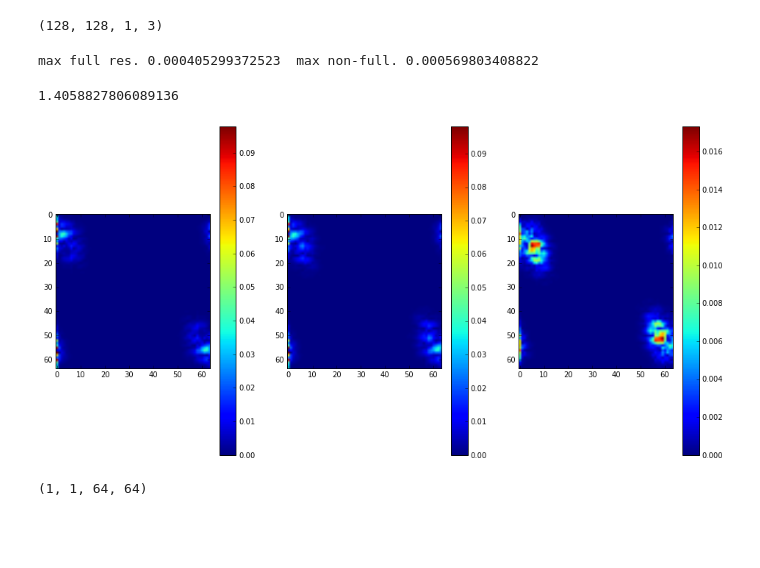
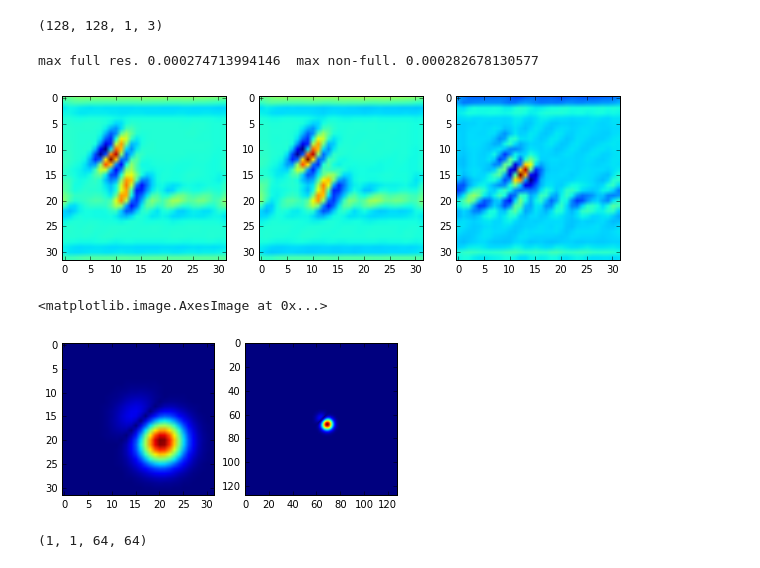
Before and after one commit to siraferradans/scattering, a Jupyter notebook: test_multiresolution_single_images.ipynb, the cells around one changed output. Cells and saved outputs as stored; diff of their text form; code cells hidden in the pictures; blank space fills up the shorter version.

```diff
--- a/test_multiresolution_single_images.ipynb
+++ b/test_multiresolution_single_images.ipynb
@@ -39,44 +41,57 @@ Iyuv.shape
 (128, 128, 1, 3)
 # %%
 #testing subsampling: subsampling(x) conv Psi_j^res=j ==? subsample(x conv Psi_j)
-from scattering.scattering.scattering import subsample
-from scattering.scattering.filter_bank import filter_bank_morlet2d, filterbank_to_multiresolutionfilterbank
+from scattering.scattering import subsample
+from scattering.filter_bank import filter_bank_morlet2d, filterbank_to_multiresolutionfilterbank
 import time
 import numpy as np
 N = 128
 J=np.log2(N)
 L=8
 m=2
 #wavelet_filters,littlewood = filter_bank_morlet2d(N,J=J,L=L)
 #Filters = filterbank_to_multiresolutionfilterbank(wavelet_filters,J)
 
-j = 2
+j1=1
+l = 1
+image_badlimited = np.abs(np.fft.ifft2(np.fft.fft2(image)* Filters['psi'][0][j1][l,:,:]))
+
+j = j1+2
 resolution = j-1
-l = 3
+
 #subsample( Image )_res=j conv Filter_res=j
-sub_X = np.fft.fft2(subsample(image[np.newaxis,np.newaxis,:,:],resolution))
+sub_X = np.fft.fft2(subsample(image_badlimited[np.newaxis,np.newaxis,:,:],resolution))
 sub_x_filt= np.real(np.fft.ifft2(sub_X[0,0,:,:] * Filters['psi'][resolution][j][l,:,:]))
 
 #subsample( Image_res=0 conv Filter_res=0 )
-sub_X2 = np.fft.ifft2(np.fft.fft2(image)* Filters['psi'][0][j][l,:,:])
+sub_X2 = np.fft.ifft2(np.fft.fft2(image_badlimited)* Filters['psi'][0][j][l,:,:])
 sub_x2_filt= np.real(subsample(sub_X2[np.newaxis,np.newaxis,:,:],resolution))
 
-plt.figure(figsize=(16,8))
+plt.figure(figsize=(10,8))
 plt.subplot(1,3,1)
-plt.imshow(np.abs(np.fft.fft2(sub_x2_filt[0,0,:,:]))) #no high freqs?
-plt.colorbar()
+plt.imshow(sub_x2_filt[0,0,:,:]) #no high freqs?
+#plt.colorbar()
 plt.subplot(1,3,2)
-plt.imshow(np.abs(np.fft.fft2(sub_x_filt)))
-plt.colorbar()
+plt.imshow(sub_x_filt)#np.fft.fftshift(np.abs(np.fft.fft2(
+#plt.colorbar()
 plt.subplot(1,3,3)
-plt.imshow(np.abs(np.fft.fft2(sub_x2_filt[0,0,:,:]-sub_x_filt)))
-plt.colorbar()
+plt.imshow(sub_x2_filt[0,0,:,:]-sub_x_filt)
+#plt.colorbar()
+
 print('max full res.',sub_x2_filt.max(),' max non-full.',sub_x_filt.max() )
 sub_x_filt.max()/sub_x2_filt.max()
+
+plt.show()
+plt.subplot(1,2,1)
+plt.imshow(np.fft.fftshift(np.abs(Filters['psi'][resolution][j][l,:,:])))
+
+plt.subplot(1,2,2)
+plt.imshow(np.fft.fftshift(np.abs(Filters['psi'][0][j][l,:,:])))
 # %% [output]
-max full res. 0.000405299372523  max non-full. 0.000569803408822
+max full res. 0.000274713994146  max non-full. 0.000282678130577
+[figure, new version]
-1.4058827806089136
+<matplotlib.image.AxesImage at 0x...>
-[figure, old version]
+[figure, added]
 # %%
 sub_x2_filt.shape
 # %% [output]
```
Also changed, not shown: parts of 7 cells of this notebook, 2 other files.
